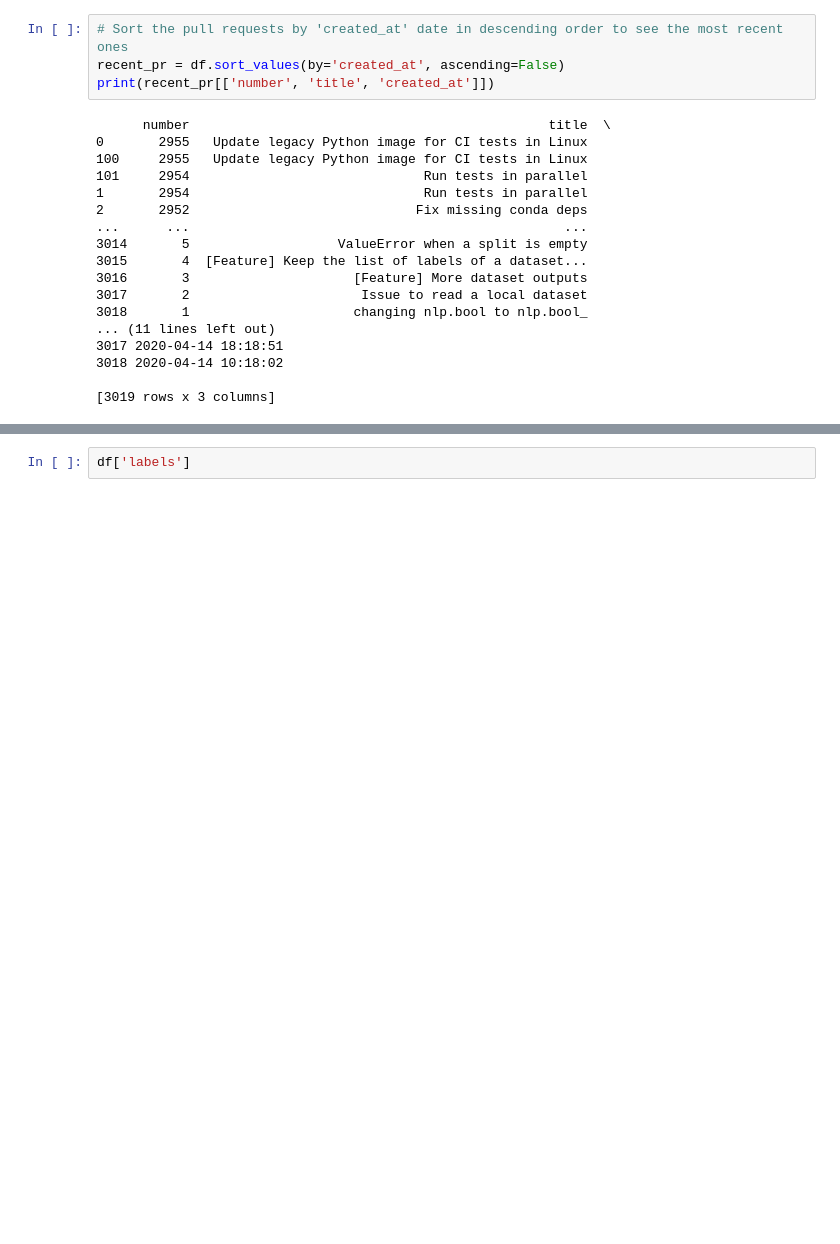
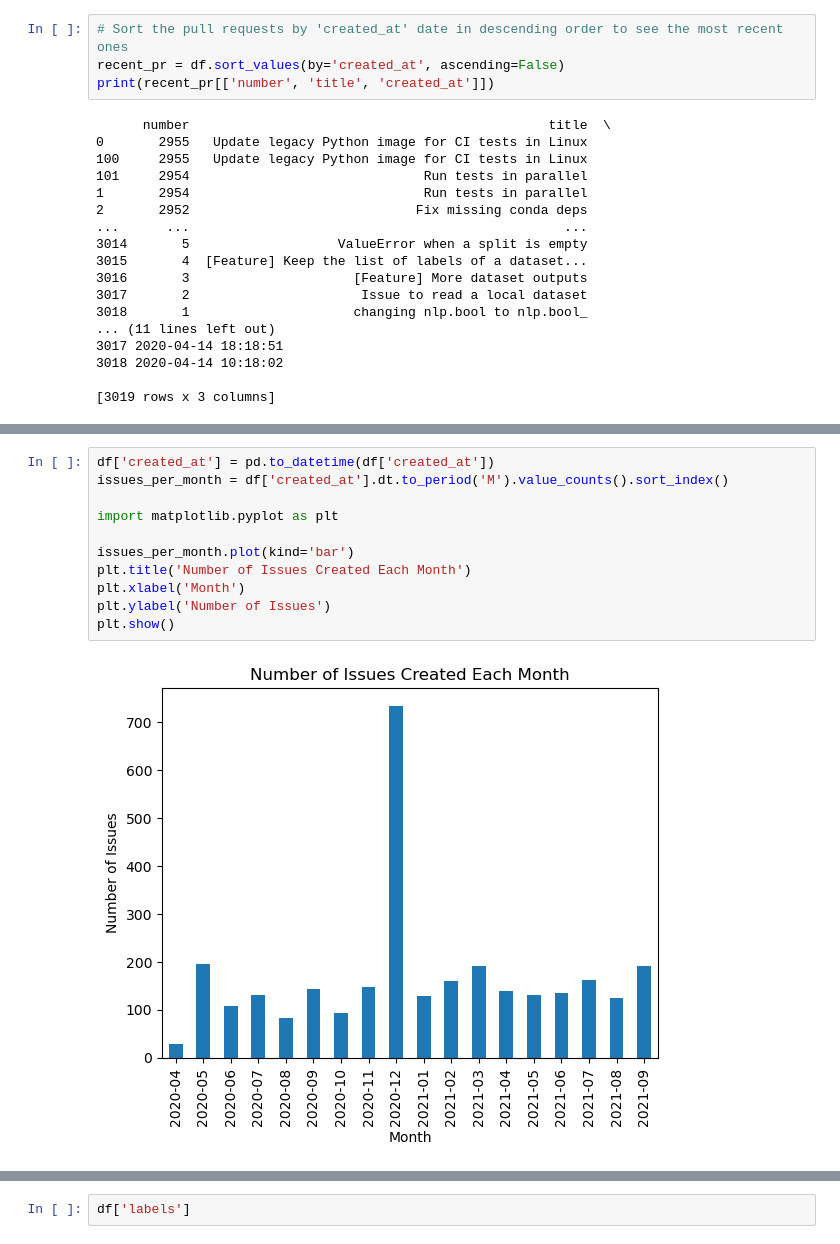
Before and after one commit to SaramshGautam/gitnav, a Jupyter notebook: first.ipynb, the cells around one changed output, grey strips where cells are left out. Cells and saved outputs as stored; diff of their text form; blank space fills up the shorter version.

```diff
--- a/first.ipynb
+++ b/first.ipynb
@@ -164,0 +328,13 @@ data_sorted_by_comments = df.sort_values(by='comments')
+# %%
+df['created_at'] = pd.to_datetime(df['created_at'])
+issues_per_month = df['created_at'].dt.to_period('M').value_counts().sort_index()
+
+import matplotlib.pyplot as plt
+
+issues_per_month.plot(kind='bar')
+plt.title('Number of Issues Created Each Month')
+plt.xlabel('Month')
+plt.ylabel('Number of Issues')
+plt.show()
+# %% [output]
+[figure, added]
```
Also changed, not shown: parts of 32 cells of this notebook, 8 other files.
